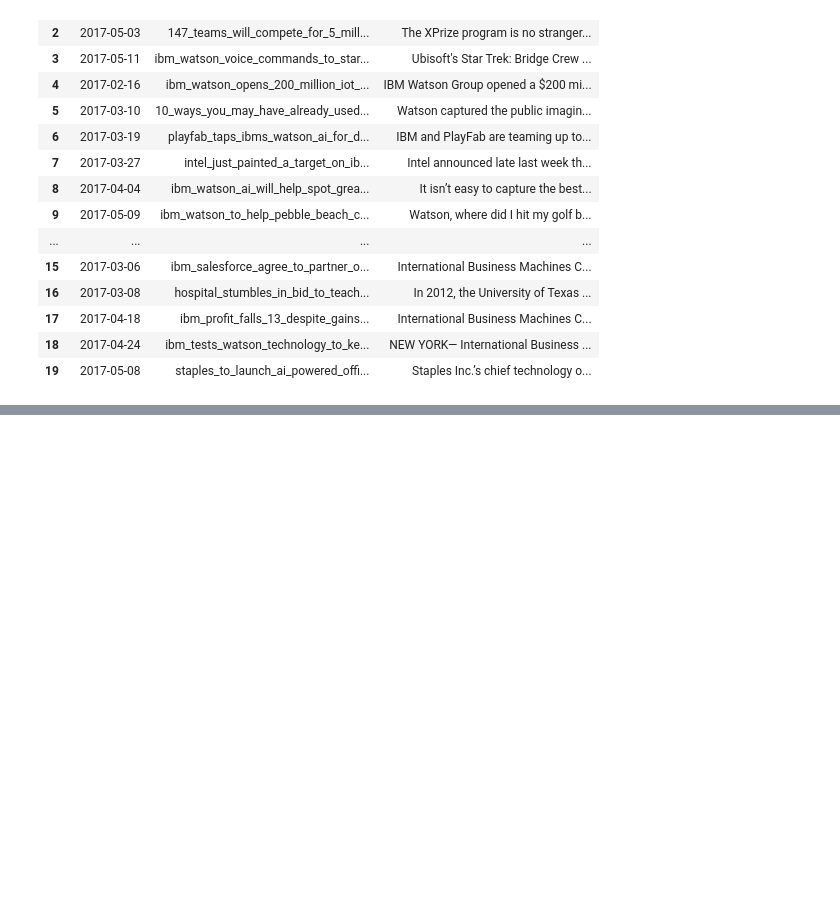
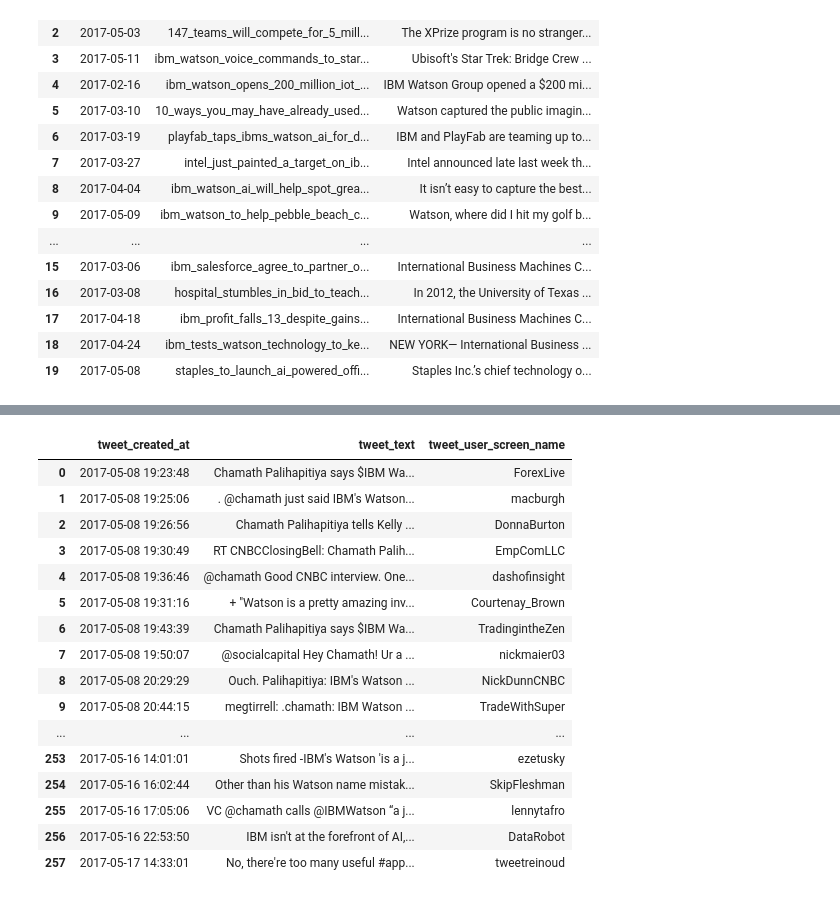
Before and after one commit to dahengwang0705/cross_media_affect_analysis, a Jupyter notebook: develop/20171024-daheng-prepare_ibm_tweets_news_data.ipynb, the cells around one changed output, grey strips where cells are left out. Drawn from its saved outputs; the diff is of its cells as text; code cells hidden in the pictures; blank space fills up the shorter version.

```diff
--- a/develop/20171024-daheng-prepare_ibm_tweets_news_data.ipynb
+++ b/develop/20171024-daheng-prepare_ibm_tweets_news_data.ipynb
@@ -481,0 +547,21 @@ In-game speech experiences, built with IBM Watson for Star Trek: Bridge Crew wil
+# %%
+with pd.option_context('display.max_rows', 260, 'display.max_colwidth', 150, 'expand_frame_repr', False):
+    display(target_tweets_df)
+# %% [output]
+|  | tweet_created_at | tweet_text | tweet_user_screen_name |
+| 0 | 2017-05-08 19:23:48 | Chamath Palihapitiya says $IBM Wa... | ForexLive |
+| 1 | 2017-05-08 19:25:06 | . @chamath just said IBM's Watson... | macburgh |
+| 2 | 2017-05-08 19:26:56 | Chamath Palihapitiya tells Kelly ... | DonnaBurton |
+| 3 | 2017-05-08 19:30:49 | RT CNBCClosingBell: Chamath Palih... | EmpComLLC |
+| 4 | 2017-05-08 19:36:46 | @chamath Good CNBC interview. One... | dashofinsight |
+| 5 | 2017-05-08 19:31:16 | + "Watson is a pretty amazing inv... | Courtenay_Brown |
+| 6 | 2017-05-08 19:43:39 | Chamath Palihapitiya says $IBM Wa... | TradingintheZen |
+| 7 | 2017-05-08 19:50:07 | @socialcapital Hey Chamath! Ur a ... | nickmaier03 |
+| 8 | 2017-05-08 20:29:29 | Ouch. Palihapitiya: IBM's Watson ... | NickDunnCNBC |
+| 9 | 2017-05-08 20:44:15 | megtirrell: .chamath: IBM Watson ... | TradeWithSuper |
+| ... | ... | ... | ... |
+| 253 | 2017-05-16 14:01:01 | Shots fired -IBM's Watson 'is a j... | ezetusky |
+| 254 | 2017-05-16 16:02:44 | Other than his Watson name mistak... | SkipFleshman |
+| 255 | 2017-05-16 17:05:06 | VC @chamath calls @IBMWatson “a j... | lennytafro |
+| 256 | 2017-05-16 22:53:50 | IBM isn't at the forefront of AI,... | DataRobot |
+| 257 | 2017-05-17 14:33:01 | No, there're too many useful #app... | tweetreinoud |
```
Also changed, not shown: parts of 18 cells of this notebook, 2 other files.
